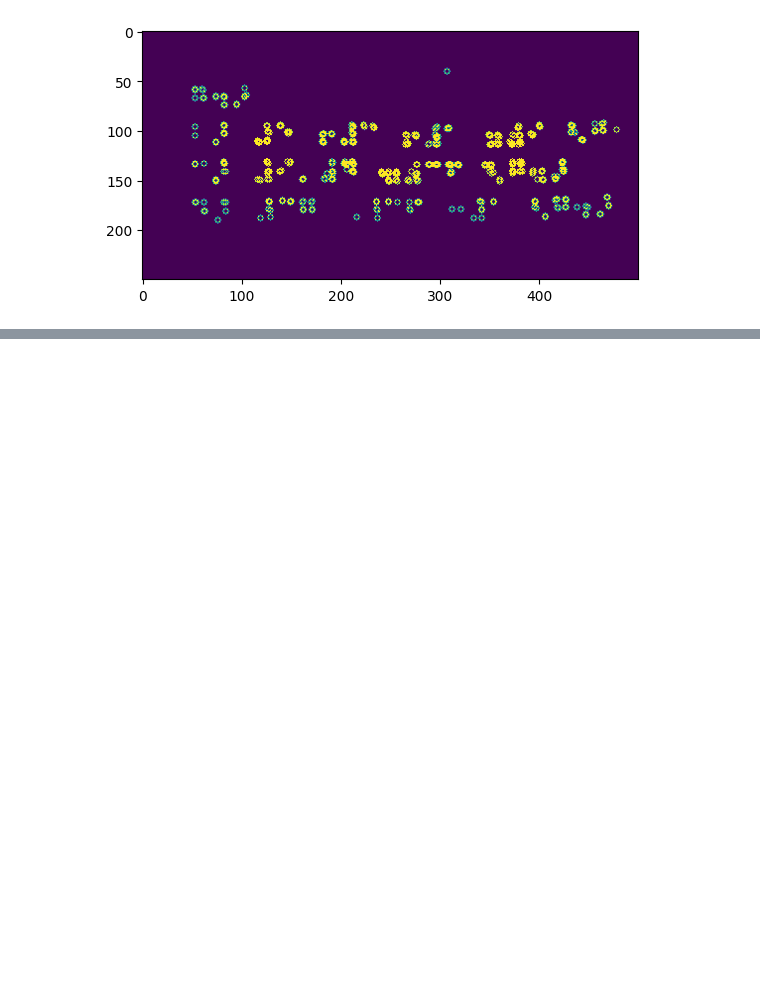
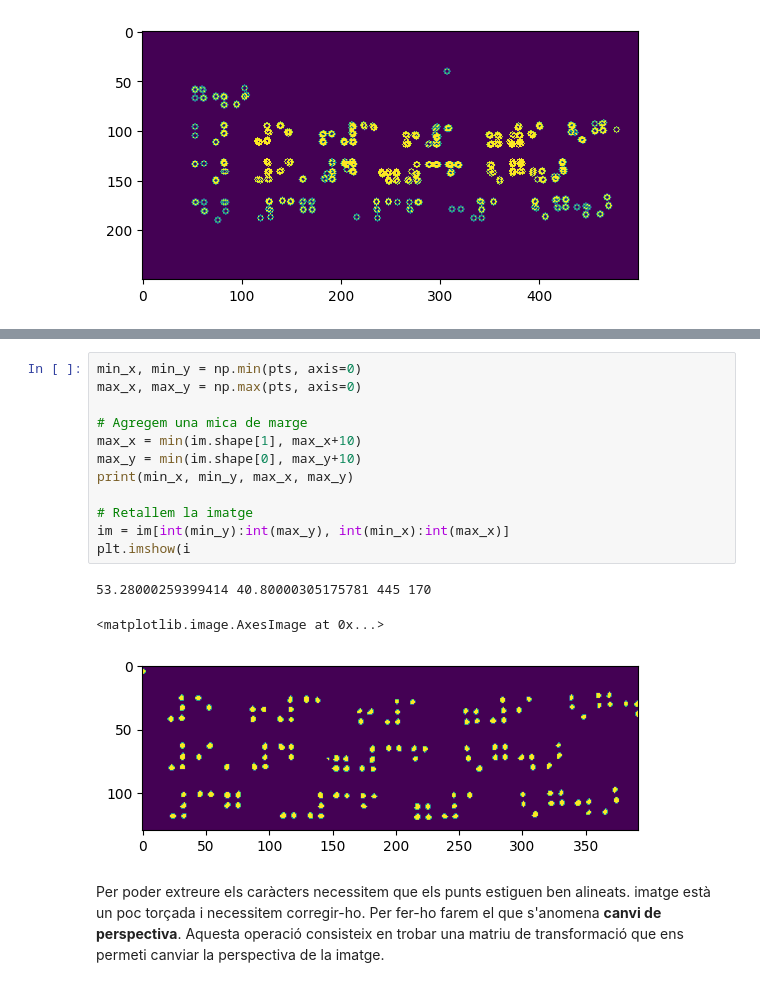
Before and after one commit to lawer/mia, a Jupyter notebook: apunts/8.-Reconeixement imatges/1_Introduccio_opencv.ipynb, the cells around one changed output, grey strips where cells are left out. Cells and saved outputs as stored; diff of their text form; blank space fills up the shorter version.

```diff
--- a/apunts/8.-Reconeixement imatges/1_Introduccio_opencv.ipynb
+++ b/apunts/8.-Reconeixement imatges/1_Introduccio_opencv.ipynb
@@ -124,0 +154,18 @@ pintar_punts(pts)
+# %%
+min_x, min_y = np.min(pts, axis=0)
+max_x, max_y = np.max(pts, axis=0)
+
+# Agregem una mica de marge
+max_x = min(im.shape[1], max_x+10)
+max_y = min(im.shape[0], max_y+10)
+print(min_x, min_y, max_x, max_y)
+
+# Retallem la imatge
+im = im[int(min_y):int(max_y), int(min_x):int(max_x)]
+plt.imshow(i
+# %% [output]
+53.28000259399414 40.80000305175781 445 170
+<matplotlib.image.AxesImage at 0x...>
+[figure, added]
+# %% [markdown]
+Per poder extreure els caràcters necessitem que els punts estiguen ben alineats. imatge està un poc torçada i necessitem corregir-ho. Per fer-ho farem el que s'anomena **canvi de perspectiva**. Aquesta operació consisteix en trobar una matriu de transformació que ens permeti canviar la perspectiva de la imatge.
```
Also changed, not shown: parts of 8 cells of this notebook.
